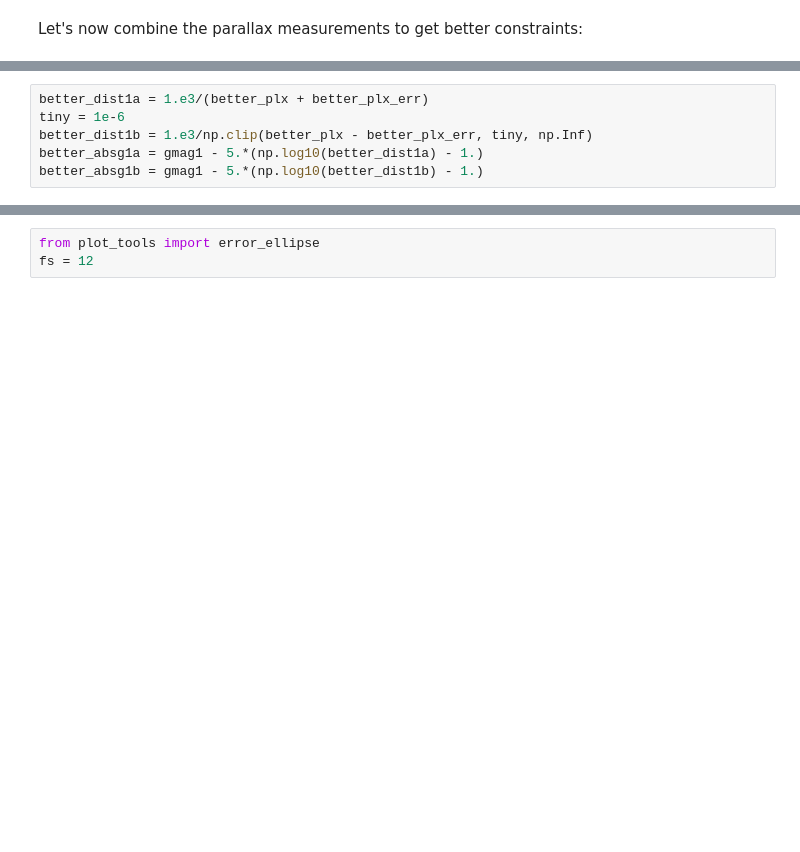
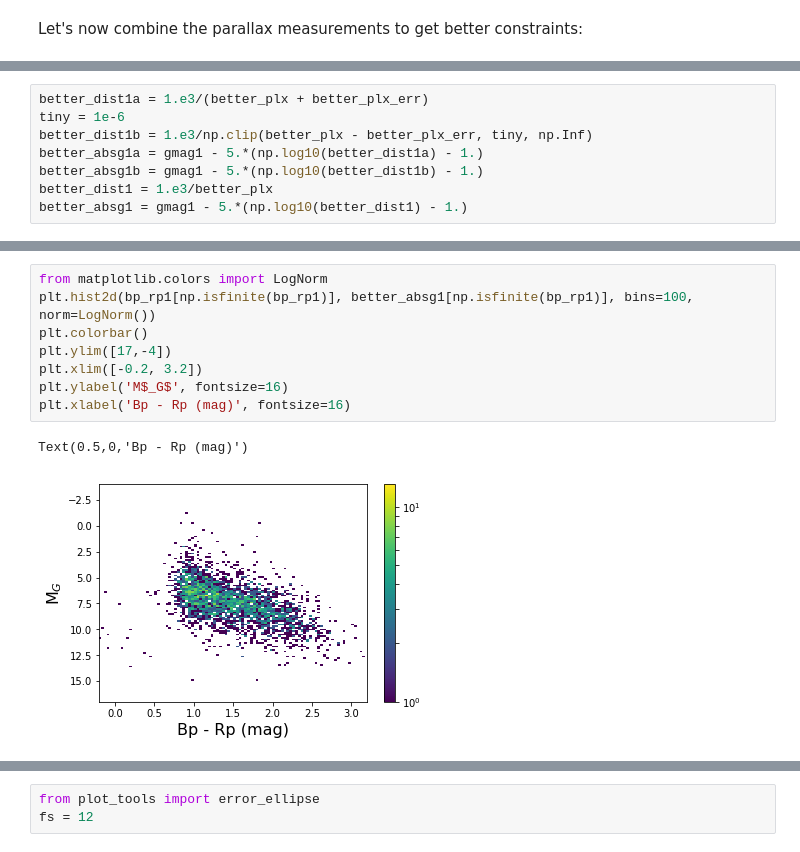
Before and after one commit to megbedell/kepler-pairs, a Jupyter notebook: notebooks/bettertogether.ipynb, the cells around one changed output, grey strips where cells are left out. Drawn from its saved outputs; the diff is of its cells as text; blank space fills up the shorter version.

```diff
--- a/notebooks/bettertogether.ipynb
+++ b/notebooks/bettertogether.ipynb
@@ -216,6 +231,8 @@ tiny = 1e-6
 better_dist1b = 1.e3/np.clip(better_plx - better_plx_err, tiny, np.Inf)
 better_absg1a = gmag1 - 5.*(np.log10(better_dist1a) - 1.)
 better_absg1b = gmag1 - 5.*(np.log10(better_dist1b) - 1.)
+better_dist1 = 1.e3/better_plx
+better_absg1 = gmag1 - 5.*(np.log10(better_dist1) - 1.)
 # %%
 for c, (a, b) in zip(bp_rp1[plot_inds], zip(better_absg1a[plot_inds], better_absg1b[plot_inds])):
     if np.abs(a - b) <= 1.0:
@@ -233 +250,12 @@ plt.savefig('colormag_after.pdf')
+# %%
+from matplotlib.colors import LogNorm
+plt.hist2d(bp_rp1[np.isfinite(bp_rp1)], better_absg1[np.isfinite(bp_rp1)], bins=100, norm=LogNorm())
+plt.colorbar()
+plt.ylim([17,-4])
+plt.xlim([-0.2, 3.2])
+plt.ylabel('M$_G$', fontsize=16)
+plt.xlabel('Bp - Rp (mag)', fontsize=16)
+# %% [output]
+Text(0.5,0,'Bp - Rp (mag)')
+[figure, added]
 # %% [markdown]
```
Also changed, not shown: parts of 28 cells of this notebook.
